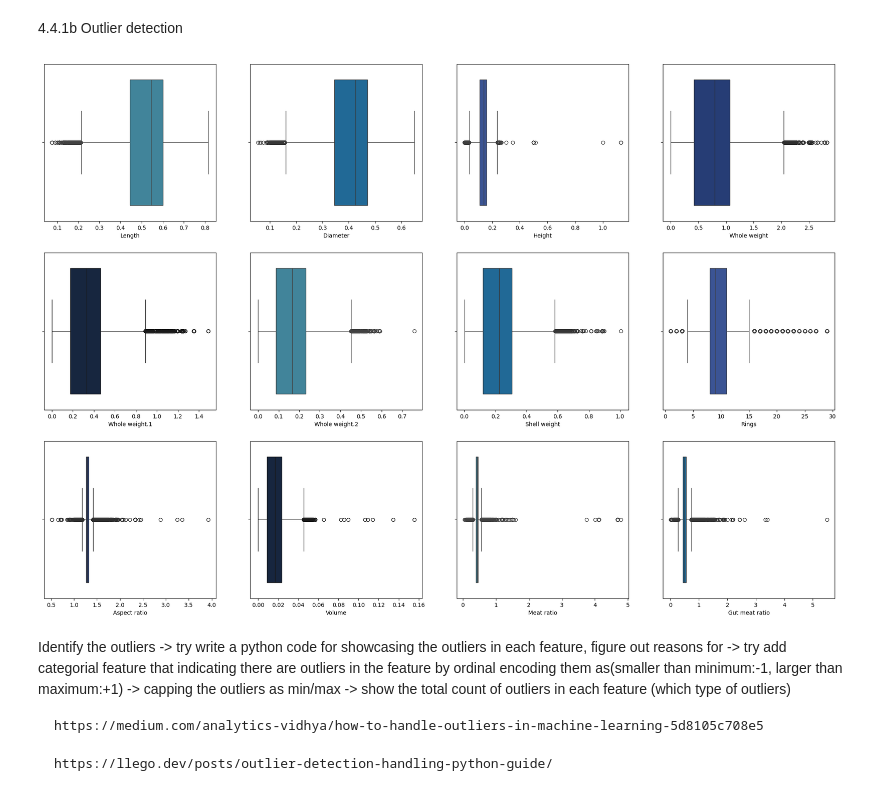
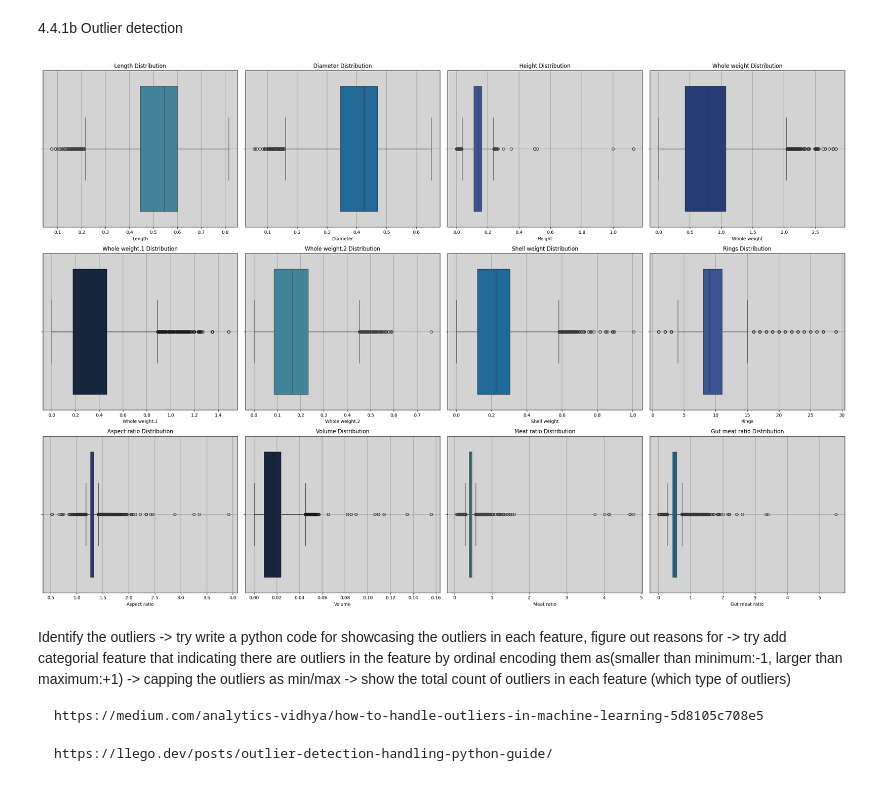
Before and after one commit to Oikiy/Remote_Abalone_Regression, a Jupyter notebook: notebook/Regression_Abalone.ipynb, the cells around one changed output. Saved outputs shown, nothing was run; the diff lists cells and outputs as text; code cells hidden in the pictures.

```diff
--- a/notebook/Regression_Abalone.ipynb
+++ b/notebook/Regression_Abalone.ipynb
@@ -32,6 +32,9 @@ from sklearn.tree import DecisionTreeClassifier
 
 #ML Methods
 from sklearn.model_selection import train_test_split
+
+#Palette
+palette = ['#328ca9', '#0e6ea9', '#2c4ea3', '#193882', '#102446']
 # %% [output]
 Requirement already satisfied: numpy in c:\users\kai qi yan\anaconda3\envs\mlenv\lib\site-packages (1.26.4)
 Note: you may need to restart the kernel to use updated packages.
@@ -282,26 +285,27 @@ plt.show()
 From the above plots, it is observed that most of the numerical features are skewed. Also, the magnitude of the Shell weight is much larger than the other variables. Noramlization and standardization maybe required.
 # %% [markdown]
 4.4.1b Outlier detection
-# %%
-# separate the numerical and categorical columns
-num_cols = train_df._get_numeric_data().columns
-cat_cols = list(set(train_df.columns) - set(num_cols))
-
-# Define the number of rows and columns for subplots
-f_rows = 3  # 4 rows
-f_cols = 4  # 4 columns
-
-# Create subplots with appropriate titles
-fig, axes = plt.subplots(f_rows, f_cols, figsize=(25, 17))
-
-# Flatten the axes array for easy iteration
-axes = axes.flatten()
-
-# Loop through each numerical column and create a box plot
-for i, col in enumerate(num_cols[:f_rows * f_cols]):
-    sns.boxplot(x=train_df[col], ax=axes[i], color=palette[i % 5])
-# %% [output]
-[figure, removed]
+# %%
+#define a BOX plot function
+
+def MultiBoxplot(df,num_cols,f_cols=4,color=palette):
+    f_rows = np.ceil(len(num_cols)/f_cols).astype(int)
+    fig, axes = plt.subplots(f_rows, f_cols, figsize=(25, 17))
+    axes = axes.flatten()
+    for i, j in enumerate(num_cols):
+        sns.boxplot(x=j, data=df, ax=axes[i],color=color[i%5])
+        axes[i].set_title(f'{j} Distribution')
+        axes[i].set_facecolor('lightgrey')
+        axes[i].grid(color='black', linestyle='-', linewidth=0.25)
+        plt.tight_layout()
+
+# separate the numerical and categorical columns
+num_cols = train_df._get_numeric_data().columns
+cat_cols = list(set(train_df.columns) - set(num_cols))
+
+MultiBoxplot(df=train_df,num_cols=num_cols)
+# %% [output]
+[figure, added]
 # %% [markdown]
 Identify the outliers
 -> try write a python code for showcasing the outliers in each feature, figure out reasons for
```
Also changed, not shown: parts of 7 cells of this notebook.
